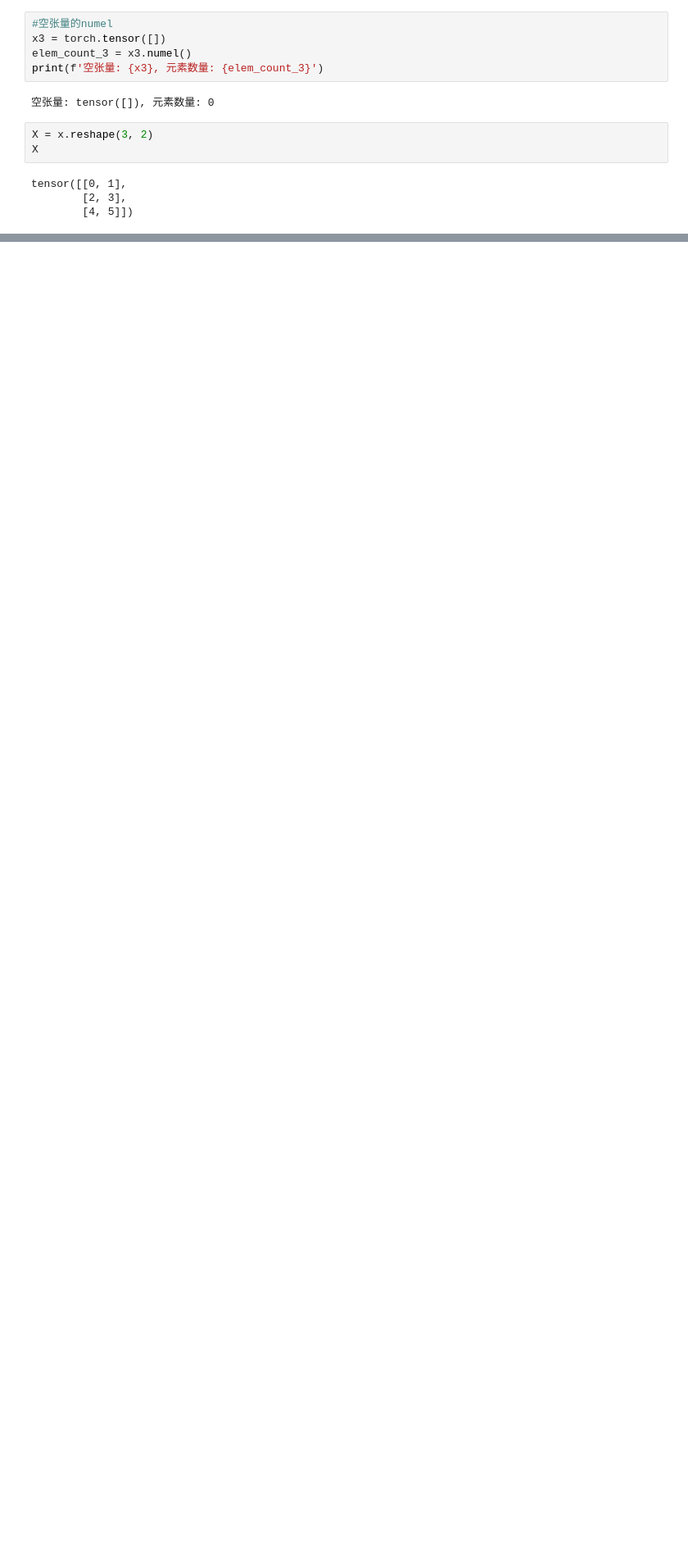
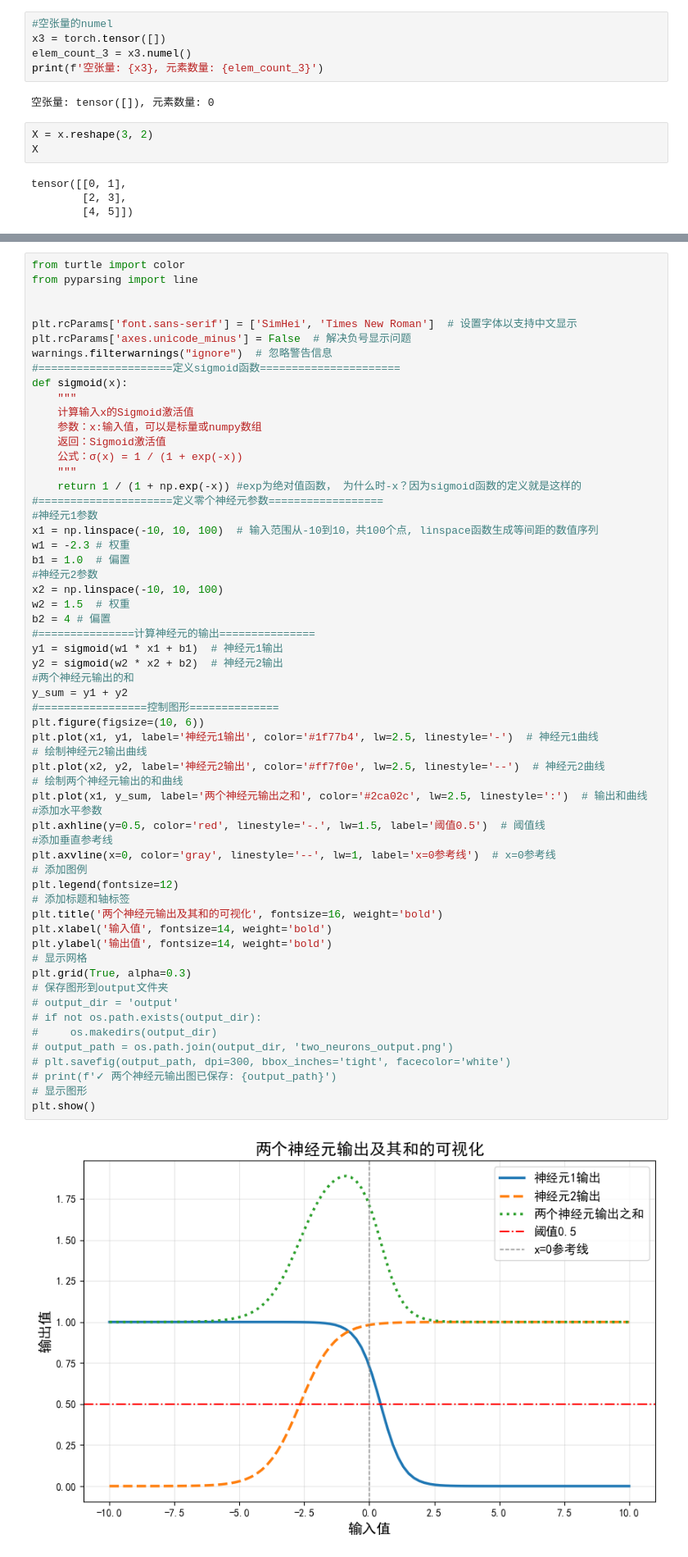
Before and after one commit to SongYangcheng/coding, a Jupyter notebook: deepLearning/pytorch.ipynb, the cells around one changed output, grey strips where cells are left out. Shown at 82% size. Saved outputs shown, nothing was run; the diff lists cells and outputs as text; blank space fills up the shorter version.

```diff
--- a/deepLearning/pytorch.ipynb
+++ b/deepLearning/pytorch.ipynb
@@ -424,0 +1005,61 @@ def generate_synthetic_data(n_samples=100):
+# %%
+from turtle import color
+from pyparsing import line
+
+
+plt.rcParams['font.sans-serif'] = ['SimHei', 'Times New Roman']  # 设置字体以支持中文显示
+plt.rcParams['axes.unicode_minus'] = False  # 解决负号显示问题
+warnings.filterwarnings("ignore")  # 忽略警告信息
+#=====================定义sigmoid函数======================
+def sigmoid(x):
+    """
+    计算输入x的Sigmoid激活值
+    参数：x:输入值，可以是标量或numpy数组
+    返回：Sigmoid激活值
+    公式：σ(x) = 1 / (1 + exp(-x))
+    """
+    return 1 / (1 + np.exp(-x)) #exp为绝对值函数， 为什么时-x？因为sigmoid函数的定义就是这样的
+#=====================定义零个神经元参数==================
+#神经元1参数
+x1 = np.linspace(-10, 10, 100)  # 输入范围从-10到10，共100个点, linspace函数生成等间距的数值序列
+w1 = -2.3 # 权重
+b1 = 1.0  # 偏置
+#神经元2参数
+x2 = np.linspace(-10, 10, 100)
+w2 = 1.5  # 权重
+b2 = 4 # 偏置
+#===============计算神经元的输出===============
+y1 = sigmoid(w1 * x1 + b1)  # 神经元1输出
+y2 = sigmoid(w2 * x2 + b2)  # 神经元2输出
+#两个神经元输出的和
+y_sum = y1 + y2
+#=================控制图形==============
+plt.figure(figsize=(10, 6))
+plt.plot(x1, y1, label='神经元1输出', color='#1f77b4', lw=2.5, linestyle='-')  # 神经元1曲线
+# 绘制神经元2输出曲线
+plt.plot(x2, y2, label='神经元2输出', color='#ff7f0e', lw=2.5, linestyle='--')  # 神经元2曲线
+# 绘制两个神经元输出的和曲线
+plt.plot(x1, y_sum, label='两个神经元输出之和', color='#2ca02c', lw=2.5, linestyle=':')  # 输出和曲线
+#添加水平参数
+plt.axhline(y=0.5, color='red', linestyle='-.', lw=1.5, label='阈值0.5')  # 阈值线
+#添加垂直参考线
+plt.axvline(x=0, color='gray', linestyle='--', lw=1, label='x=0参考线')  # x=0参考线
+# 添加图例
+plt.legend(fontsize=12)
+# 添加标题和轴标签
+plt.title('两个神经元输出及其和的可视化', fontsize=16, weight='bold')
+plt.xlabel('输入值', fontsize=14, weight='bold')
+plt.ylabel('输出值', fontsize=14, weight='bold')
+# 显示网格
+plt.grid(True, alpha=0.3)
+# 保存图形到output文件夹
+# output_dir = 'output'
+# if not os.path.exists(output_dir):
+#     os.makedirs(output_dir)
+# output_path = os.path.join(output_dir, 'two_neurons_output.png')
+# plt.savefig(output_path, dpi=300, bbox_inches='tight', facecolor='white')
+# print(f'✓ 两个神经元输出图已保存: {output_path}')
+# 显示图形
+plt.show()
+# %% [output]
+[figure, added]
```
Also changed, not shown: parts of 8 cells of this notebook, 3 other files.
